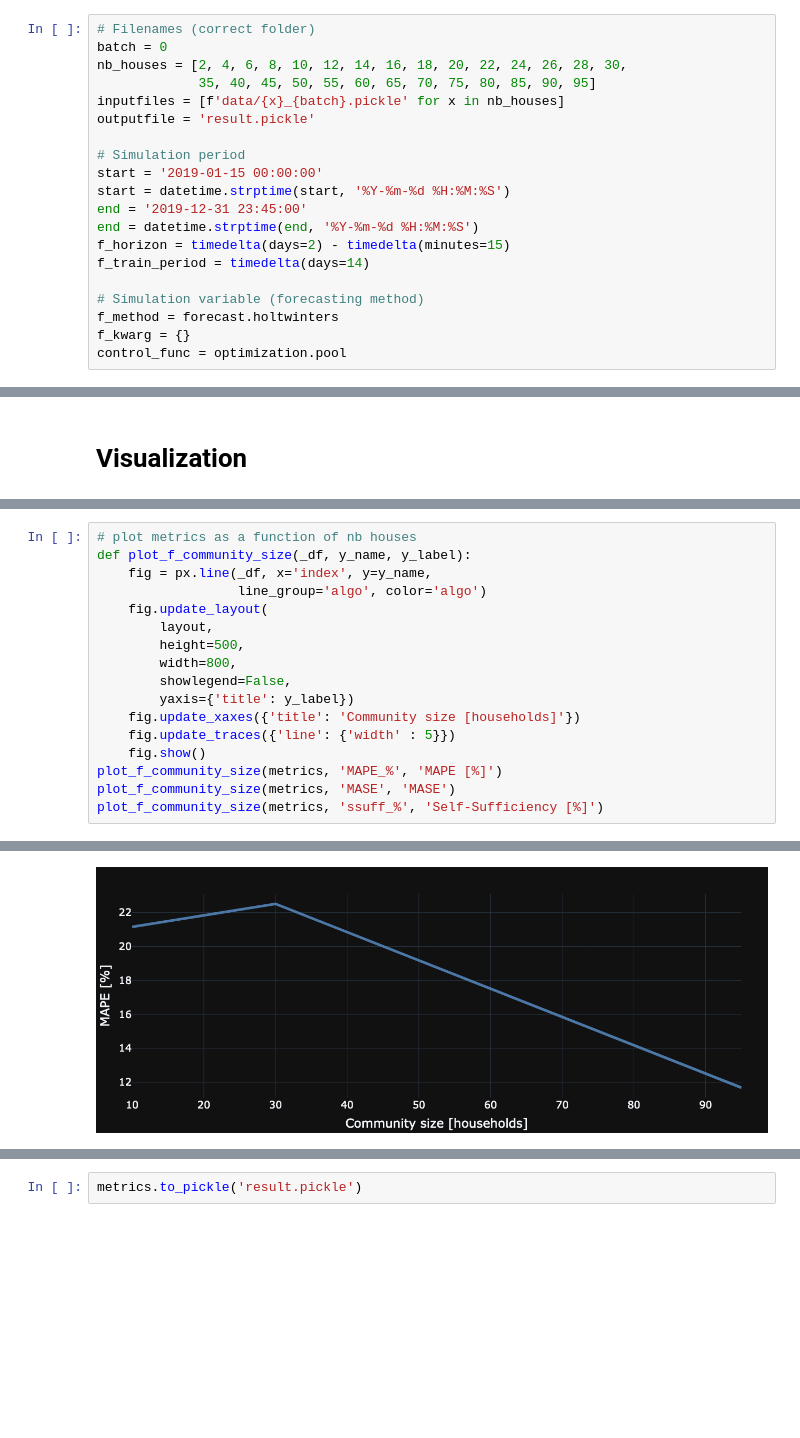
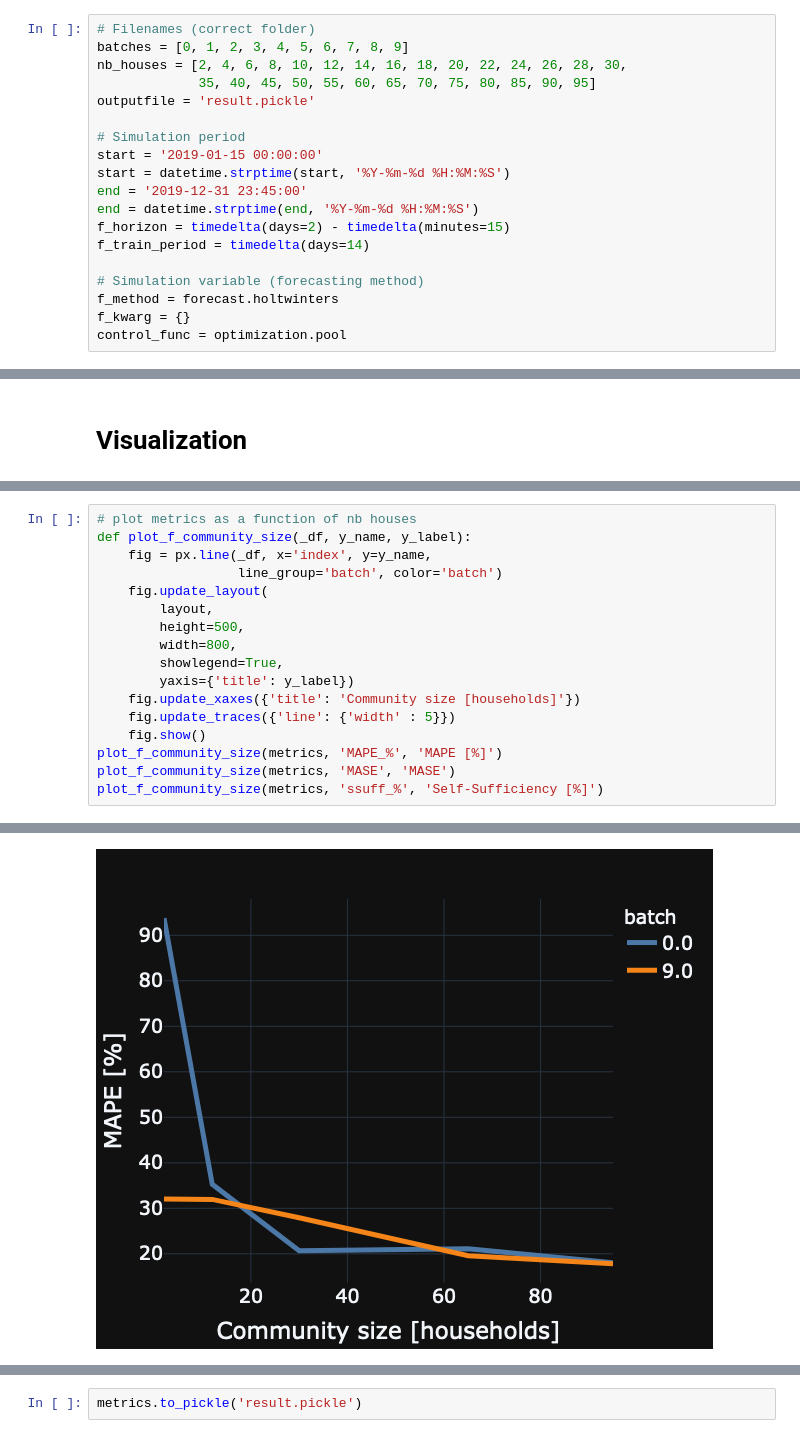
Before and after one commit to Jonathan56/pylec_forecastpaper, a Jupyter notebook: studies/holtwinters.ipynb, the cells around one changed output, grey strips where cells are left out. Cells and saved outputs as stored; diff of their text form; blank space fills up the shorter version.

Commit message:
update full batch simu

```diff
--- a/studies/holtwinters.ipynb
+++ b/studies/holtwinters.ipynb
@@ -23,10 +23,9 @@ px.defaults.color_discrete_sequence = px.colors.qualitative.T10
 # Inputs
 # %%
 # Filenames (correct folder)
-batch = 0
+batches = [0, 1, 2, 3, 4, 5, 6, 7, 8, 9]
 nb_houses = [2, 4, 6, 8, 10, 12, 14, 16, 18, 20, 22, 24, 26, 28, 30,
              35, 40, 45, 50, 55, 60, 65, 70, 75, 80, 85, 90, 95]
-inputfiles = [f'data/{x}_{batch}.pickle' for x in nb_houses]
 outputfile = 'result.pickle'
 
 # Simulation period
@@ -129,12 +132,12 @@ metrics
 # plot metrics as a function of nb houses
 def plot_f_community_size(_df, y_name, y_label):
     fig = px.line(_df, x='index', y=y_name,
-                  line_group='algo', color='algo')
+                  line_group='batch', color='batch')
     fig.update_layout(
         layout,
         height=500,
         width=800,
-        showlegend=False,
+        showlegend=True,
         yaxis={'title': y_label})
     fig.update_xaxes({'title': 'Community size [households]'})
     fig.update_traces({'line': {'width' : 5}})
@@ -147 +149 @@ plot_f_community_size(metrics, 'ssuff_%', 'Self-Sufficiency [%]')
-[figure, old version]
+[figure, new version]
```
Also changed, not shown: parts of 4 cells of this notebook, 6 other files.
